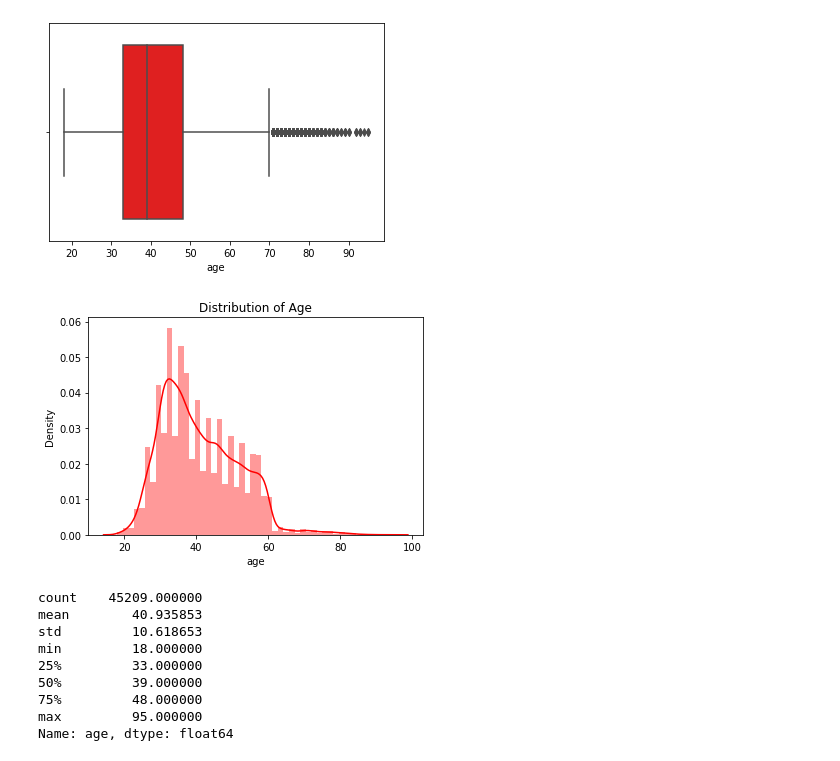
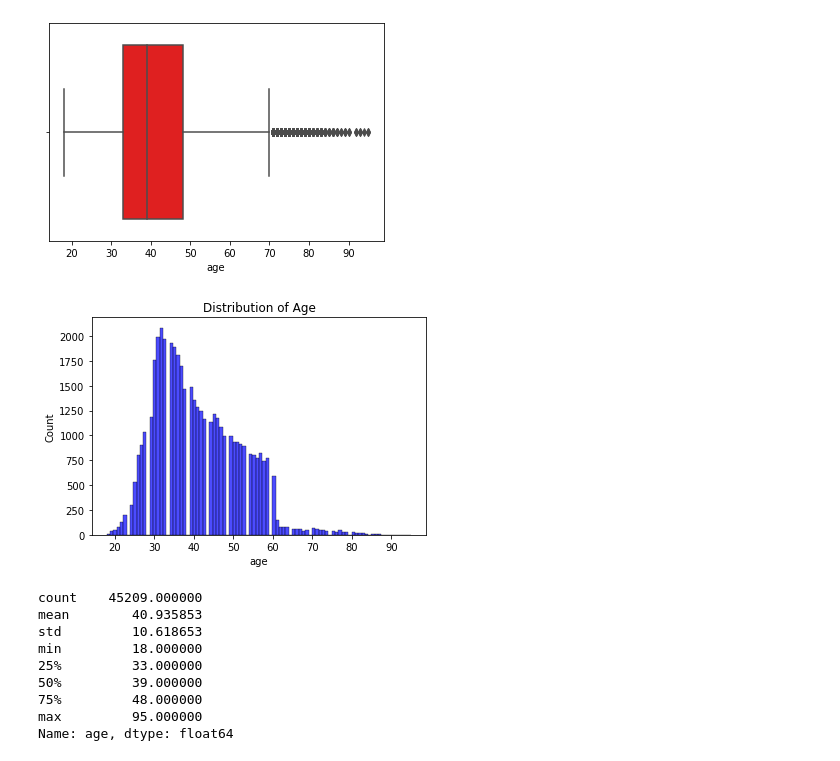
Before and after one commit to shaq31415926/ip302, a Jupyter notebook: notebooks/03-sh-ip302-lecture.ipynb, the cells around one changed output. Cells and saved outputs as stored; diff of their text form; code cells hidden in the pictures.

```diff
--- a/notebooks/03-sh-ip302-lecture.ipynb
+++ b/notebooks/03-sh-ip302-lecture.ipynb
@@ -100,10 +102,10 @@ sns.boxplot(users_data.age, color = 'red');
 # %%
 # plot a histogram for the numerical data
 
-sns.distplot(users_data.age, color = 'red');
+sns.histplot(users_data.age, color = 'blue', alpha = 0.7);
 plt.title("Distribution of Age");
 # %% [output]
-[figure, old version]
+[figure, new version]
 # %%
 # check the skew of the data, and confirm with the describe function
 
```
Also changed, not shown: parts of 3 cells of this notebook.
